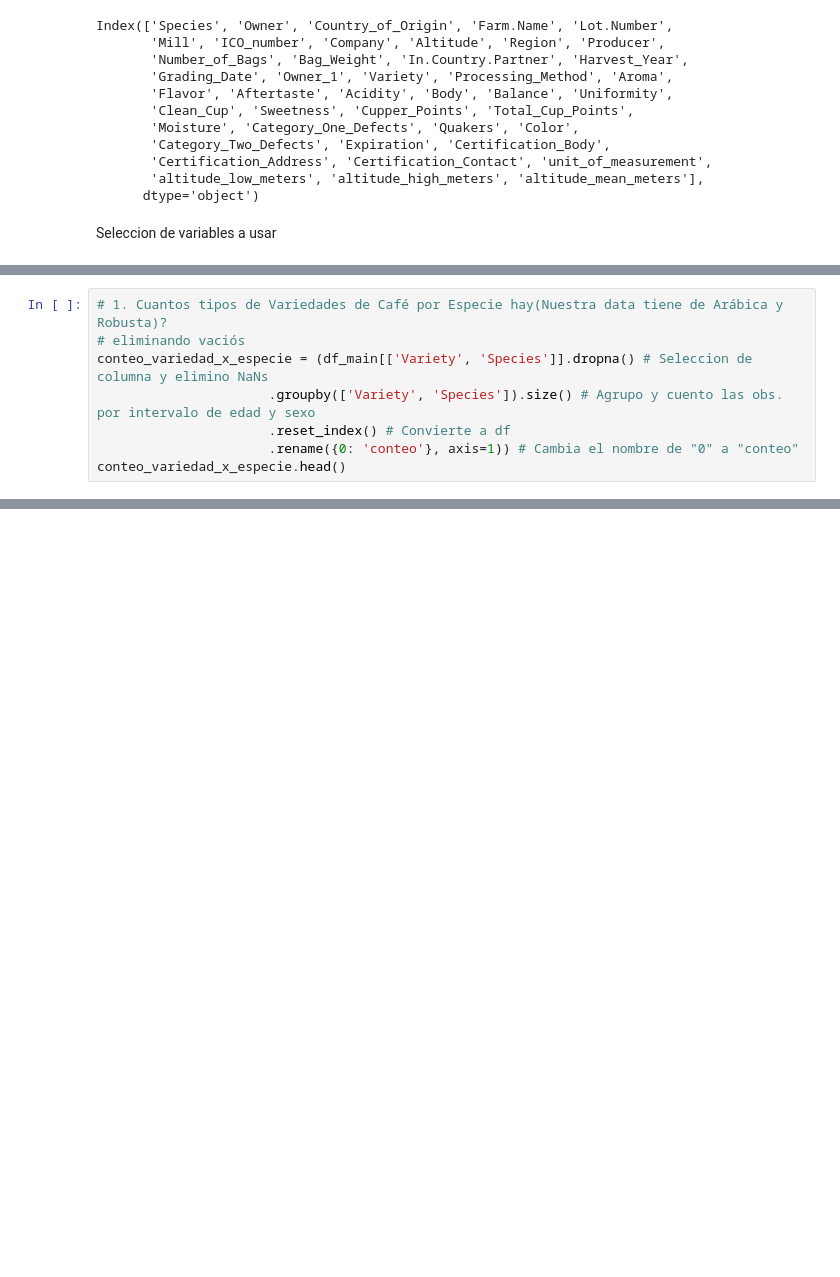
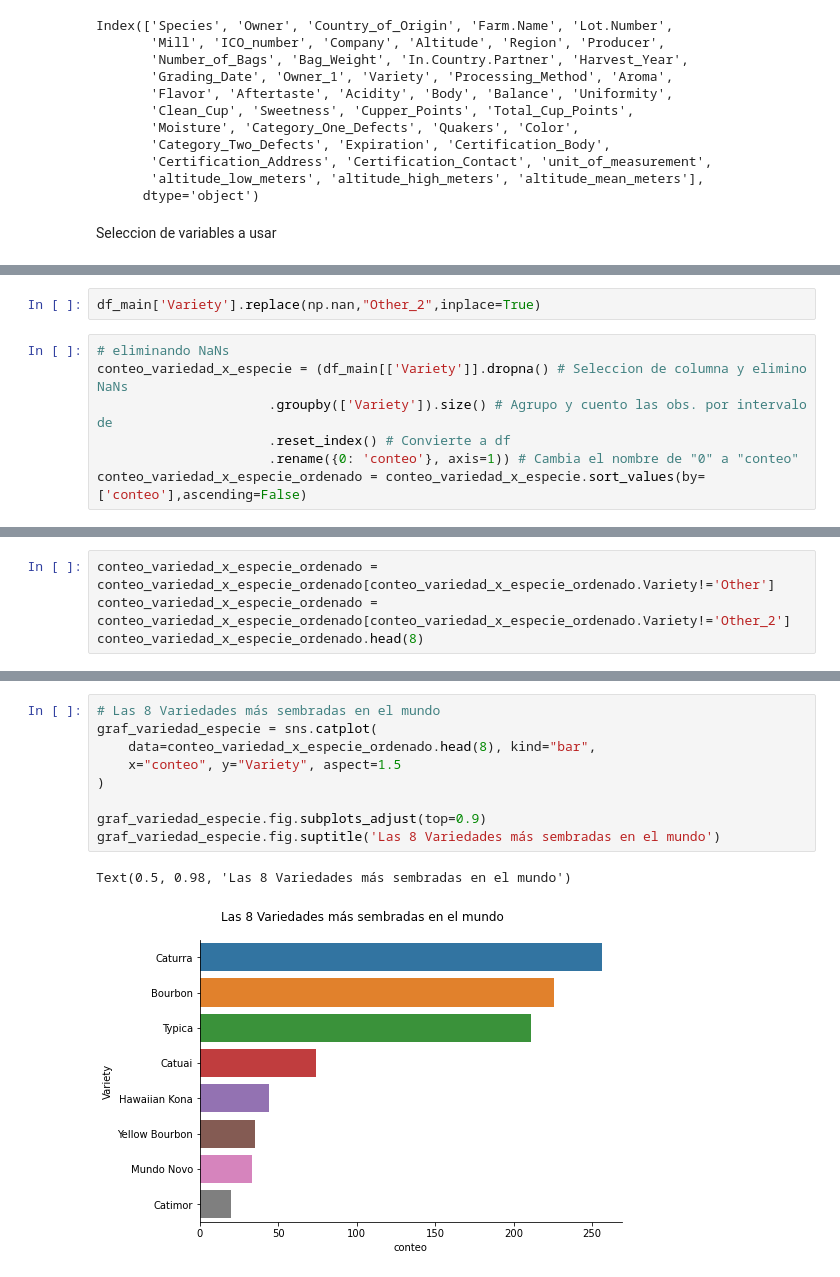
Before and after one commit to romeroelena16/PythonAnalytics, a Jupyter notebook: src/eda.ipynb, the cells around one changed output, grey strips where cells are left out. Saved outputs shown, nothing was run; the diff lists cells and outputs as text; blank space fills up the shorter version.

```diff
--- a/src/eda.ipynb
+++ b/src/eda.ipynb
@@ -150,8 +223,9 @@ memory usage: 20.9+ KB
+# %%
+df_main['Variety'].replace(np.nan,"Other_2",inplace=True)
 # %%
-# 1. Cuantos tipos de Variedades de Café por Especie hay(Nuestra data tiene de Arábica y Robusta)?
-# eliminando vaciós
-conteo_variedad_x_especie = (df_main[['Variety', 'Species']].dropna() # Seleccion de columna y elimino NaNs
-                      .groupby(['Variety', 'Species']).size() # Agrupo y cuento las obs. por intervalo de edad y sexo
+# eliminando NaNs
+conteo_variedad_x_especie = (df_main[['Variety']].dropna() # Seleccion de columna y elimino NaNs
+                      .groupby(['Variety']).size() # Agrupo y cuento las obs. por intervalo de
                       .reset_index() # Convierte a df
                       .rename({0: 'conteo'}, axis=1)) # Cambia el nombre de "0" a "conteo"
-conteo_variedad_x_especie.head()
+conteo_variedad_x_especie_ordenado = conteo_variedad_x_especie.sort_values(by=['conteo'],ascending=False)
@@ -177,0 +232,4 @@ plt.show()
+# %%
+conteo_variedad_x_especie_ordenado = conteo_variedad_x_especie_ordenado[conteo_variedad_x_especie_ordenado.Variety!='Other']
+conteo_variedad_x_especie_ordenado = conteo_variedad_x_especie_ordenado[conteo_variedad_x_especie_ordenado.Variety!='Other_2']
+conteo_variedad_x_especie_ordenado.head(8)
@@ -177,0 +246,12 @@ plt.show()
+# %%
+# Las 8 Variedades más sembradas en el mundo
+graf_variedad_especie = sns.catplot(
+    data=conteo_variedad_x_especie_ordenado.head(8), kind="bar",
+    x="conteo", y="Variety", aspect=1.5
+)
+
+graf_variedad_especie.fig.subplots_adjust(top=0.9)
+graf_variedad_especie.fig.suptitle('Las 8 Variedades más sembradas en el mundo')
+# %% [output]
+Text(0.5, 0.98, 'Las 8 Variedades más sembradas en el mundo')
+[figure, added]
```
Also changed, not shown: parts of 32 cells of this notebook.
